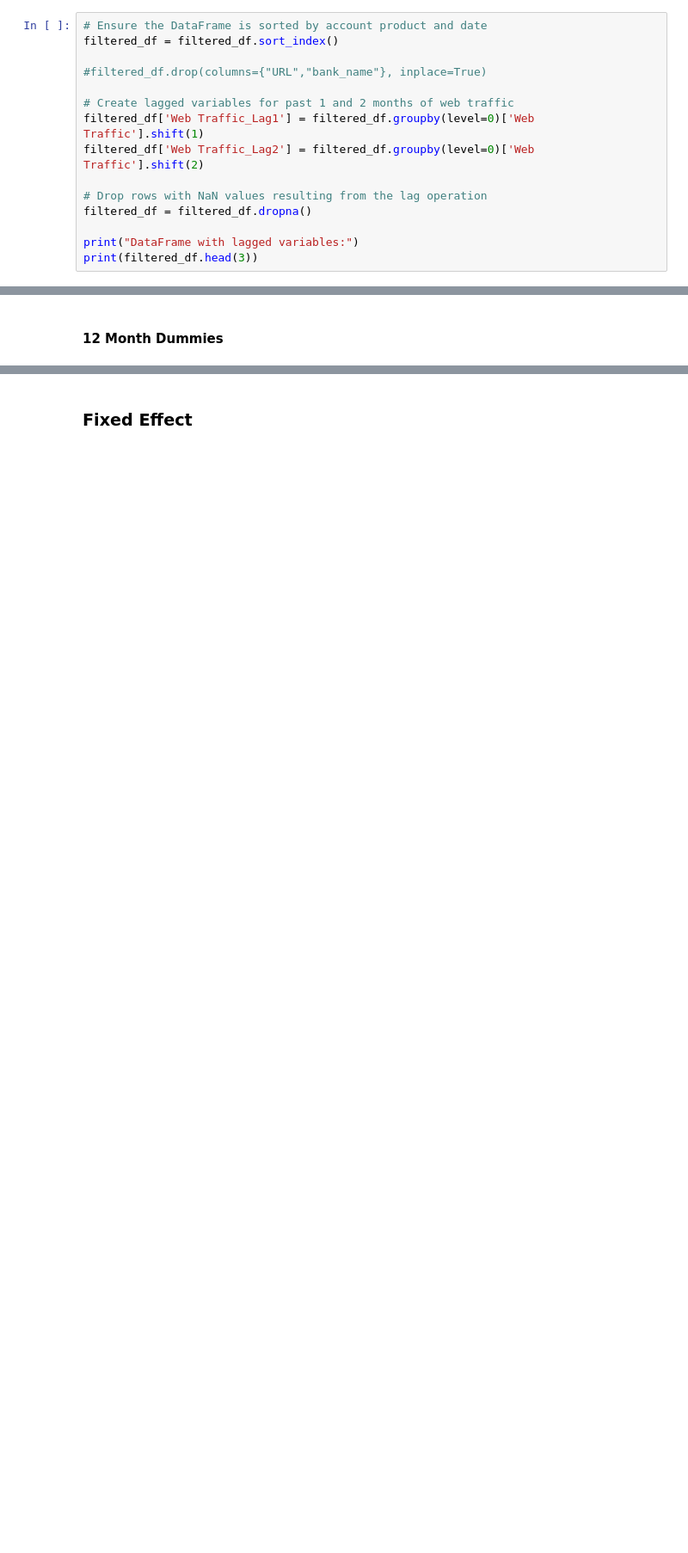
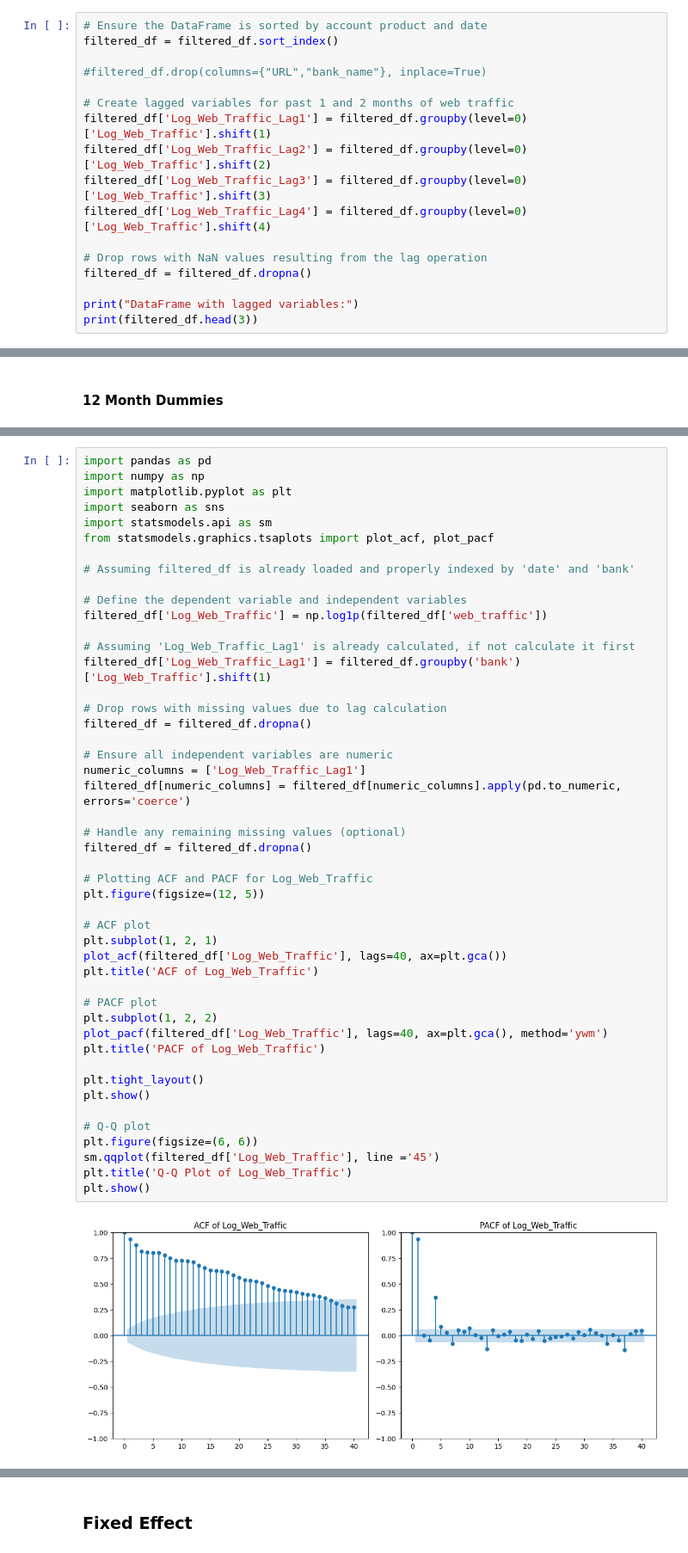
Before and after one commit to agbennett-bse/deloitte_digital_banking, a Jupyter notebook: deloitte_digital_banking/fixed_effect-google-trend.ipynb, the cells around one changed output, grey strips where cells are left out. Shown at 86% size. Cells and saved outputs as stored; diff of their text form; blank space fills up the shorter version.

```diff
--- a/deloitte_digital_banking/fixed_effect-google-trend.ipynb
+++ b/deloitte_digital_banking/fixed_effect-google-trend.ipynb
@@ -293,8 +320,10 @@ filtered_df = filtered_df.sort_index()
 #filtered_df.drop(columns={"URL","bank_name"}, inplace=True)
 
 # Create lagged variables for past 1 and 2 months of web traffic
-filtered_df['Web Traffic_Lag1'] = filtered_df.groupby(level=0)['Web Traffic'].shift(1)
-filtered_df['Web Traffic_Lag2'] = filtered_df.groupby(level=0)['Web Traffic'].shift(2)
+filtered_df['Log_Web_Traffic_Lag1'] = filtered_df.groupby(level=0)['Log_Web_Traffic'].shift(1)
+filtered_df['Log_Web_Traffic_Lag2'] = filtered_df.groupby(level=0)['Log_Web_Traffic'].shift(2)
+filtered_df['Log_Web_Traffic_Lag3'] = filtered_df.groupby(level=0)['Log_Web_Traffic'].shift(3)
+filtered_df['Log_Web_Traffic_Lag4'] = filtered_df.groupby(level=0)['Log_Web_Traffic'].shift(4)
 
 # Drop rows with NaN values resulting from the lag operation
 filtered_df = filtered_df.dropna()
@@ -352,0 +373,49 @@ Cuenta Inteligente Bienvenida Evo 2022-10-01     False     False
+# %%
+import pandas as pd
+import numpy as np
+import matplotlib.pyplot as plt
+import seaborn as sns
+import statsmodels.api as sm
+from statsmodels.graphics.tsaplots import plot_acf, plot_pacf
+
+# Assuming filtered_df is already loaded and properly indexed by 'date' and 'bank'
+
+# Define the dependent variable and independent variables
+filtered_df['Log_Web_Traffic'] = np.log1p(filtered_df['web_traffic'])
+
+# Assuming 'Log_Web_Traffic_Lag1' is already calculated, if not calculate it first
+filtered_df['Log_Web_Traffic_Lag1'] = filtered_df.groupby('bank')['Log_Web_Traffic'].shift(1)
+
+# Drop rows with missing values due to lag calculation
+filtered_df = filtered_df.dropna()
+
+# Ensure all independent variables are numeric
+numeric_columns = ['Log_Web_Traffic_Lag1']
+filtered_df[numeric_columns] = filtered_df[numeric_columns].apply(pd.to_numeric, errors='coerce')
+
+# Handle any remaining missing values (optional)
+filtered_df = filtered_df.dropna()
+
+# Plotting ACF and PACF for Log_Web_Traffic
+plt.figure(figsize=(12, 5))
+
+# ACF plot
+plt.subplot(1, 2, 1)
+plot_acf(filtered_df['Log_Web_Traffic'], lags=40, ax=plt.gca())
+plt.title('ACF of Log_Web_Traffic')
+
+# PACF plot
+plt.subplot(1, 2, 2)
+plot_pacf(filtered_df['Log_Web_Traffic'], lags=40, ax=plt.gca(), method='ywm')
+plt.title('PACF of Log_Web_Traffic')
+
+plt.tight_layout()
+plt.show()
+
+# Q-Q plot
+plt.figure(figsize=(6, 6))
+sm.qqplot(filtered_df['Log_Web_Traffic'], line ='45')
+plt.title('Q-Q Plot of Log_Web_Traffic')
+plt.show()
+# %% [output]
+[figure, added]
```
Also changed, not shown: parts of 41 cells of this notebook, 1 other file.
